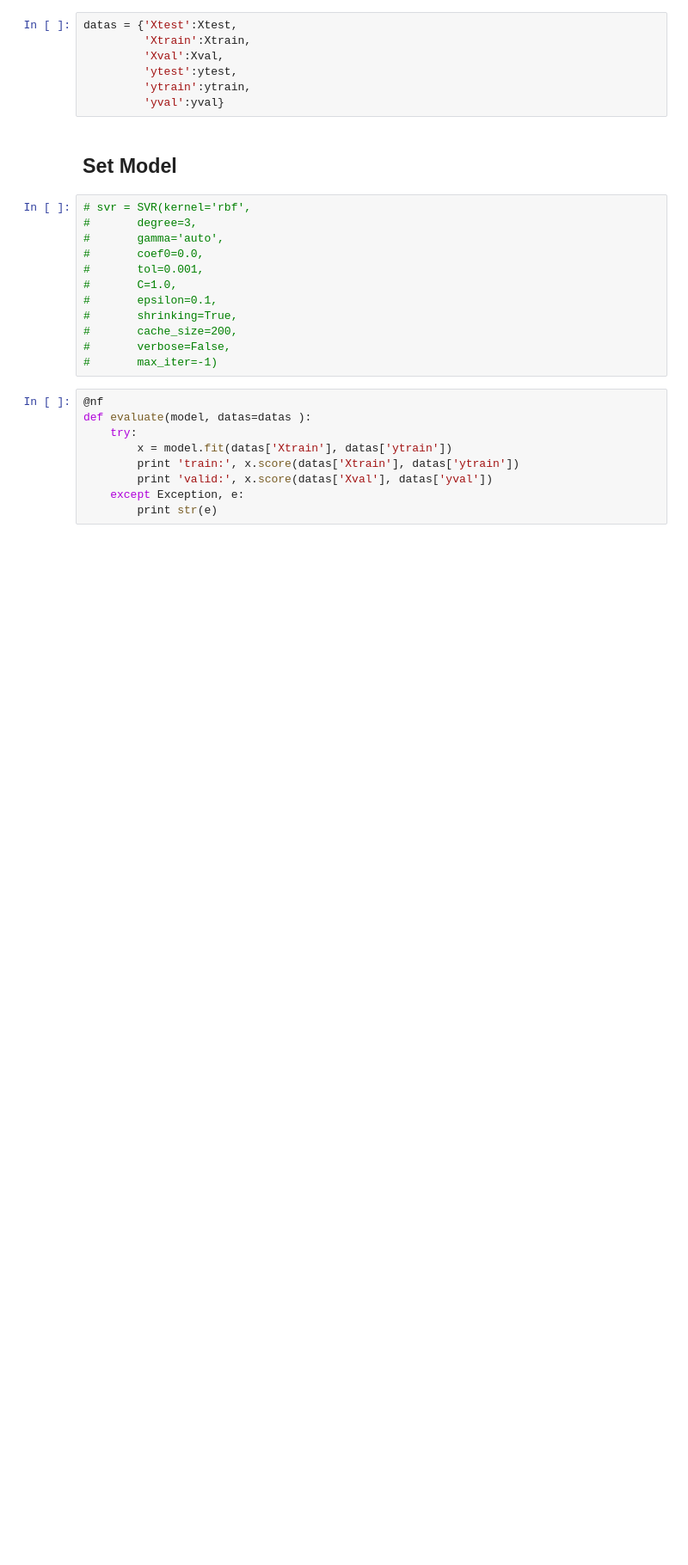
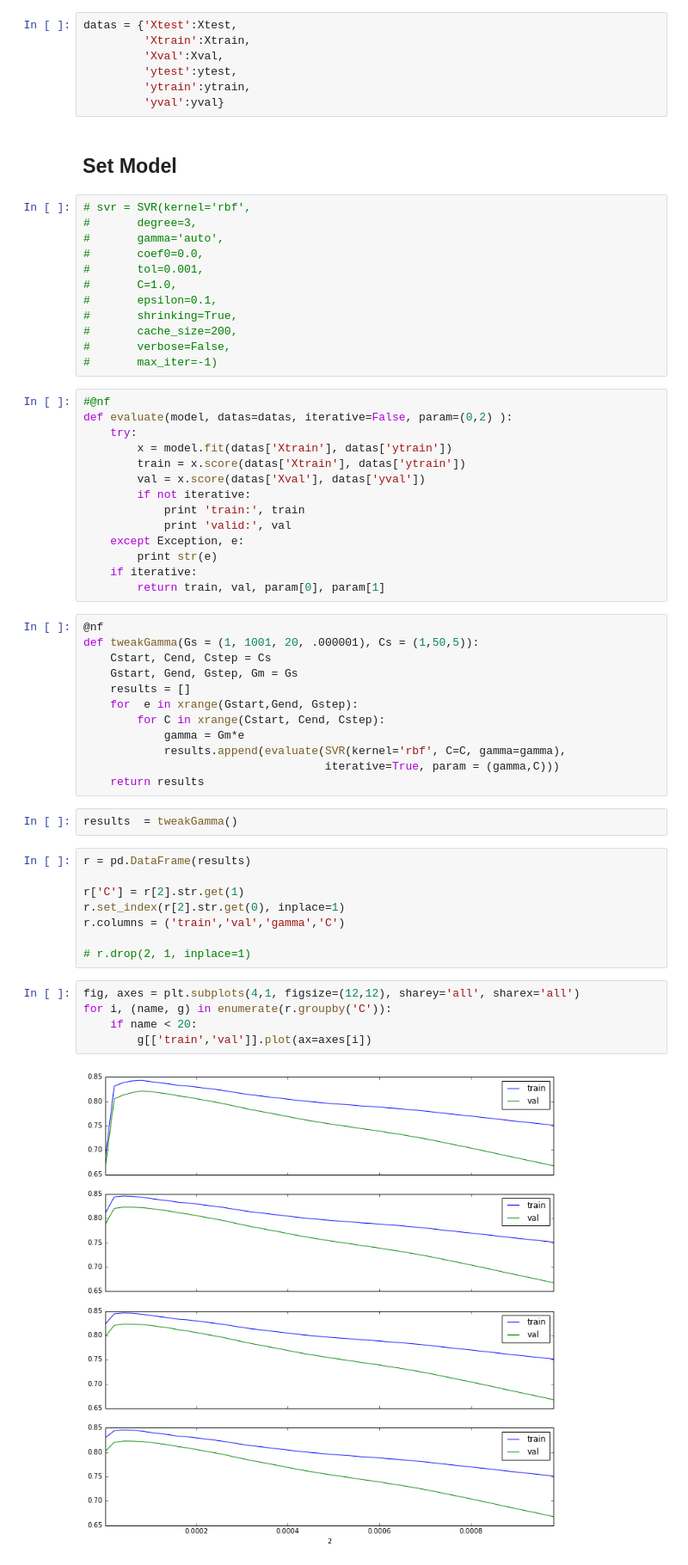
Before and after one commit to AlanPolson/ML_Project, a Jupyter notebook: Code/acs/2_ML/SVR/SVR.ipynb, the cells around one changed output. Shown at 86% size. Cells and saved outputs as stored; diff of their text form; blank space fills up the shorter version.

```diff
--- a/Code/acs/2_ML/SVR/SVR.ipynb
+++ b/Code/acs/2_ML/SVR/SVR.ipynb
@@ -130,11 +118,45 @@ datas = {'Xtest':Xtest,
 #       verbose=False,
 #       max_iter=-1)
 # %%
-@nf
-def evaluate(model, datas=datas ):
+#@nf
+def evaluate(model, datas=datas, iterative=False, param=(0,2) ):
     try:
         x = model.fit(datas['Xtrain'], datas['ytrain'])
-        print 'train:', x.score(datas['Xtrain'], datas['ytrain'])
-        print 'valid:', x.score(datas['Xval'], datas['yval'])
+        train = x.score(datas['Xtrain'], datas['ytrain'])
+        val = x.score(datas['Xval'], datas['yval'])
+        if not iterative:
+            print 'train:', train
+            print 'valid:', val
     except Exception, e:
         print str(e)
+    if iterative:
+        return train, val, param[0], param[1]
+# %%
+@nf
+def tweakGamma(Gs = (1, 1001, 20, .000001), Cs = (1,50,5)):
+    Cstart, Cend, Cstep = Cs
+    Gstart, Gend, Gstep, Gm = Gs
+    results = []
+    for  e in xrange(Gstart,Gend, Gstep):
+        for C in xrange(Cstart, Cend, Cstep):
+            gamma = Gm*e
+            results.append(evaluate(SVR(kernel='rbf', C=C, gamma=gamma),
+                                    iterative=True, param = (gamma,C)))
+    return results
+# %%
+results  = tweakGamma()
+# %%
+r = pd.DataFrame(results)
+
+r['C'] = r[2].str.get(1)
+r.set_index(r[2].str.get(0), inplace=1)
+r.columns = ('train','val','gamma','C')
+
+# r.drop(2, 1, inplace=1)
+# %%
+fig, axes = plt.subplots(4,1, figsize=(12,12), sharey='all', sharex='all')
+for i, (name, g) in enumerate(r.groupby('C')):
+    if name < 20:
+        g[['train','val']].plot(ax=axes[i])
+# %% [output]
+[figure, added]
```
Also changed, not shown: parts of 31 cells of this notebook.
